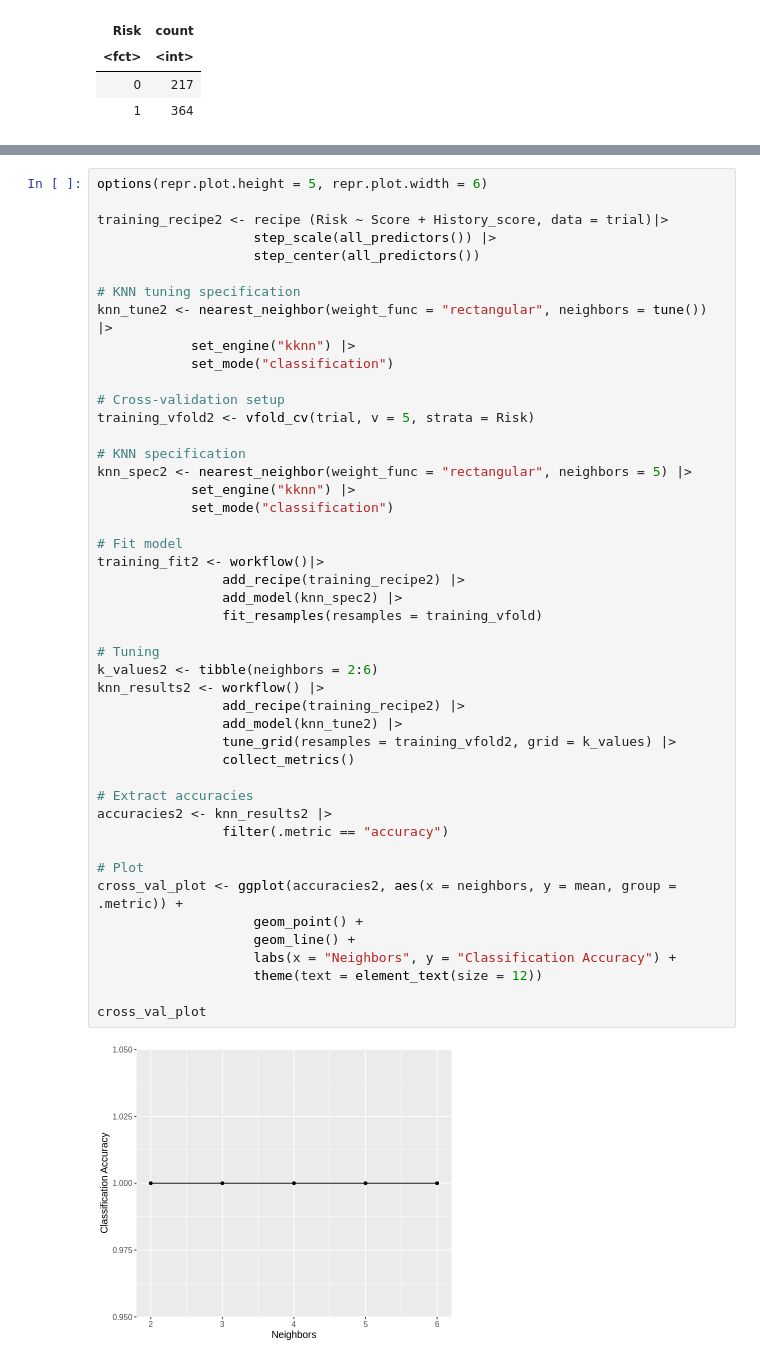
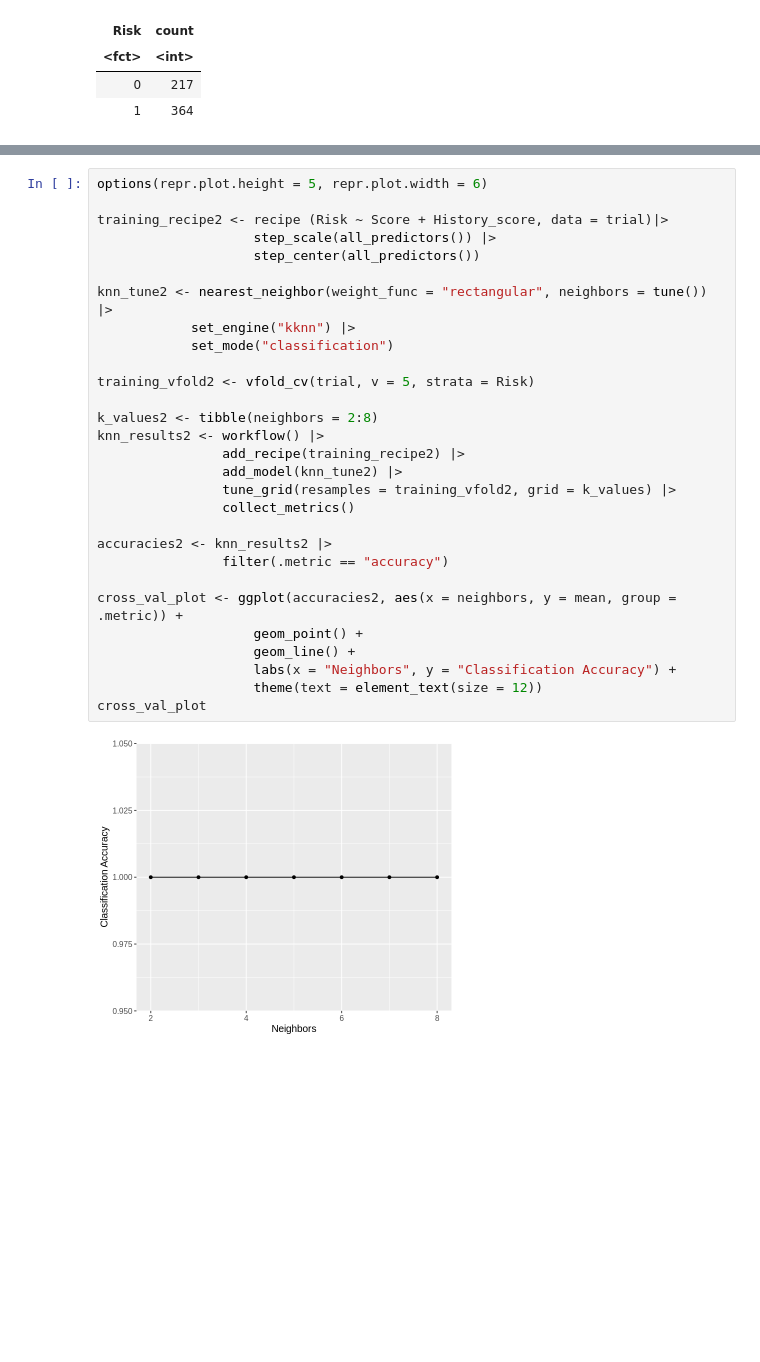
Before and after one commit to sgvjlee23/DSCI1002023SGroup6, a Jupyter notebook: audit_classification.ipynb, the cells around one changed output, grey strips where cells are left out. Saved outputs shown, nothing was run; the diff lists cells and outputs as text; blank space fills up the shorter version.

```diff
--- a/audit_classification.ipynb
+++ b/audit_classification.ipynb
@@ -149,51 +147,34 @@ cross_val_plot
 # %%
 options(repr.plot.height = 5, repr.plot.width = 6)
 
 training_recipe2 <- recipe (Risk ~ Score + History_score, data = trial)|>
                     step_scale(all_predictors()) |>
                     step_center(all_predictors())
 
-# KNN tuning specification
 knn_tune2 <- nearest_neighbor(weight_func = "rectangular", neighbors = tune()) |>
             set_engine("kknn") |>
             set_mode("classification")
 
-# Cross-validation setup
 training_vfold2 <- vfold_cv(trial, v = 5, strata = Risk)
 
-# KNN specification
-knn_spec2 <- nearest_neighbor(weight_func = "rectangular", neighbors = 5) |>
-            set_engine("kknn") |>
-            set_mode("classification")
-
-# Fit model
-training_fit2 <- workflow()|>
-                add_recipe(training_recipe2) |>
-                add_model(knn_spec2) |>
-                fit_resamples(resamples = training_vfold)
-
-# Tuning
-k_values2 <- tibble(neighbors = 2:6)
+k_values2 <- tibble(neighbors = 2:8)
 knn_results2 <- workflow() |>
                 add_recipe(training_recipe2) |>
                 add_model(knn_tune2) |>
                 tune_grid(resamples = training_vfold2, grid = k_values) |>
                 collect_metrics()
 
-# Extract accuracies
 accuracies2 <- knn_results2 |>
                 filter(.metric == "accuracy")
 
-# Plot
 cross_val_plot <- ggplot(accuracies2, aes(x = neighbors, y = mean, group = .metric)) +
                     geom_point() +
                     geom_line() +
                     labs(x = "Neighbors", y = "Classification Accuracy") +
                     theme(text = element_text(size = 12))
-
 cross_val_plot
 # %% [output]
-[figure, old version]
+[figure, new version]
 # %%
 accuracies
 # %% [output]
```
Also changed, not shown: parts of 10 cells of this notebook.
